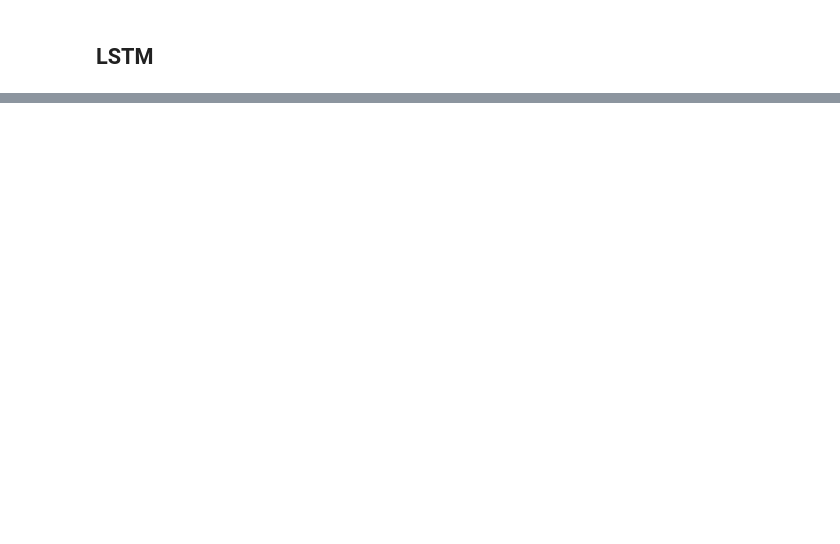
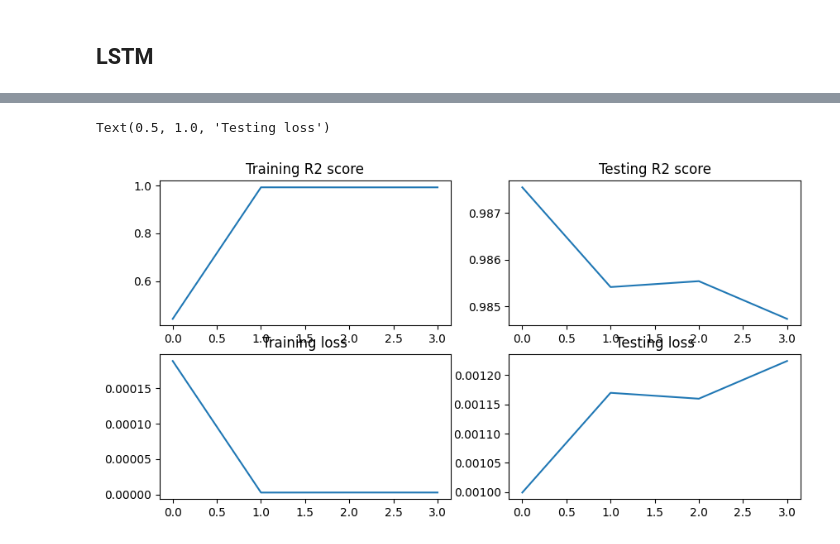
Before and after one commit to swayam279/AppStoneLab-AI-Intern, a Jupyter notebook: TensorFlow/Tensorflow.ipynb, the cells around one changed output, grey strips where cells are left out. Saved outputs shown, nothing was run; the diff lists cells and outputs as text; code cells hidden in the pictures; blank space fills up the shorter version.

```diff
--- a/TensorFlow/Tensorflow.ipynb
+++ b/TensorFlow/Tensorflow.ipynb
@@ -1418,0 +1510,10 @@ model.evaluate(test_pad, y_test)
+# %%
+#Text Generation using LSTM
+
+text = """Shall I compare thee to a summer's day? Thou art more lovely and more temperate.
+        Rough winds do shake the darling buds of May, And summer's lease hath all too short a date"""
+
+tokenizer = Tokenizer()
+tokenizer.fit_on_texts([text])
+total_words = len(tokenizer.word_index) + 1
+tokenizer.word_index
@@ -1418,0 +1800,6 @@ model.evaluate(test_pad, y_test)
+# %%
+model=Sequential([
+    GRU(64, input_shape=(X_train.shape[1], X_train.shape[2])),
+    Dense(1, activation='linear')
+])
+model.summary()
@@ -1418,0 +1818,10 @@ model.evaluate(test_pad, y_test)
+# %%
+early_stopping = EarlyStopping(
+    monitor='val_loss',  # Metric to watch
+    patience=3,          # Stop if no improvement for 3 epochs
+    mode='min',          # Stop when loss stops decreasing
+    restore_best_weights=True # Restore weights from best epoch
+)
+# %%
+model.compile(optimizer='adamw', loss='mse', metrics=['R2Score'])
+model.fit(X_train, y_train, batch_size=32, epochs=20, validation_data=(X_test, y_test), callbacks=[early_stopping])
@@ -1418,0 +1843,22 @@ model.evaluate(test_pad, y_test)
+# %%
+hist=model.history.history
+plt.figure(figsize=(10,5))
+
+plt.subplot(2,2,1)
+sns.lineplot(hist['R2Score'])
+plt.title("Training R2 score")
+
+plt.subplot(2,2,2)
+sns.lineplot(hist['val_R2Score'])
+plt.title("Testing R2 score")
+
+plt.subplot(2,2,3)
+sns.lineplot(hist['loss'])
+plt.title("Training loss")
+
+plt.subplot(2,2,4)
+sns.lineplot(hist['val_loss'])
+plt.title("Testing loss")
+# %% [output]
+Text(0.5, 1.0, 'Testing loss')
+[figure, added]
```
Also changed, not shown: parts of 55 cells of this notebook, 8 other files.
